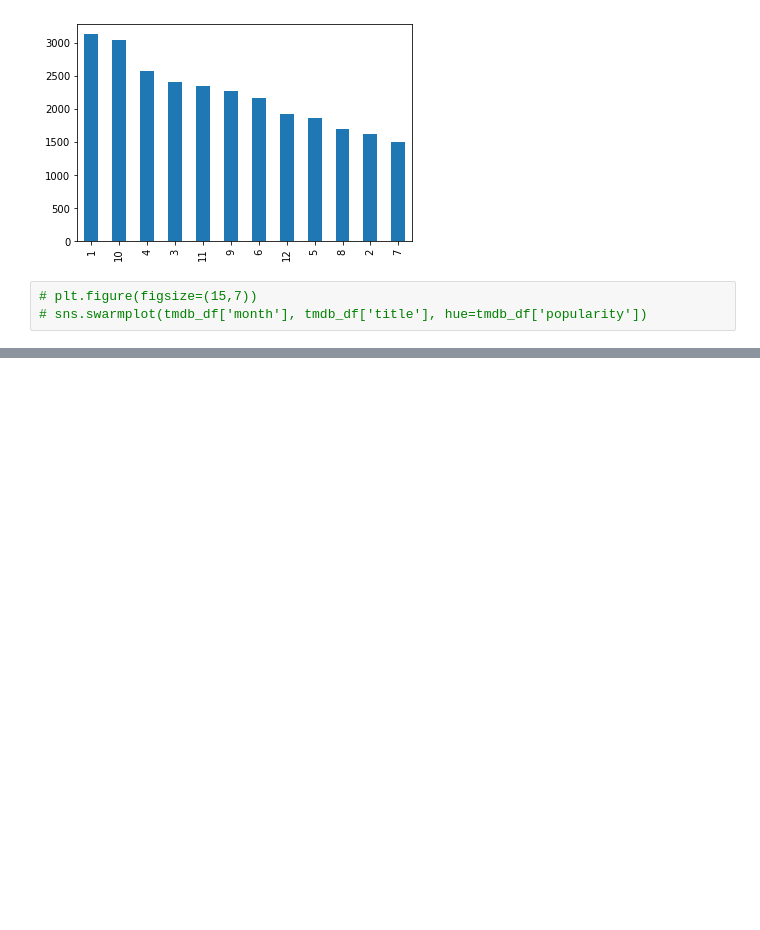
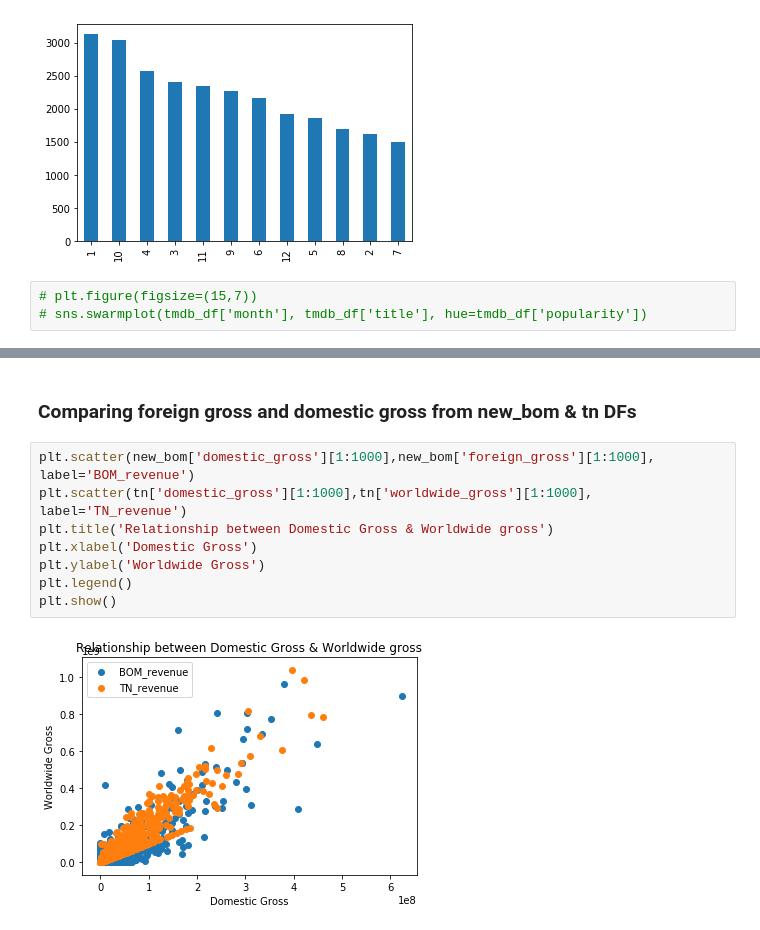
Before and after one commit to ksis1st/Project_MS_Studio, a Jupyter notebook: Project_MS_Studio.ipynb, the cells around one changed output, grey strips where cells are left out. Drawn from its saved outputs; the diff is of its cells as text; blank space fills up the shorter version.

Commit message:
Created Visualisation and added TOC

```diff
--- a/Project_MS_Studio.ipynb
+++ b/Project_MS_Studio.ipynb
@@ -2072,0 +2130,12 @@ tmdb_df['month'].value_counts().plot.bar()
+# %% [markdown]
+### Comparing foreign gross and domestic gross from new_bom & tn DFs
+# %%
+plt.scatter(new_bom['domestic_gross'][1:1000],new_bom['foreign_gross'][1:1000], label='BOM_revenue')
+plt.scatter(tn['domestic_gross'][1:1000],tn['worldwide_gross'][1:1000], label='TN_revenue')
+plt.title('Relationship between Domestic Gross & Worldwide gross')
+plt.xlabel('Domestic Gross')
+plt.ylabel('Worldwide Gross')
+plt.legend()
+plt.show()
+# %% [output]
+[figure, added]
```
Also changed, not shown: parts of 71 cells of this notebook.
